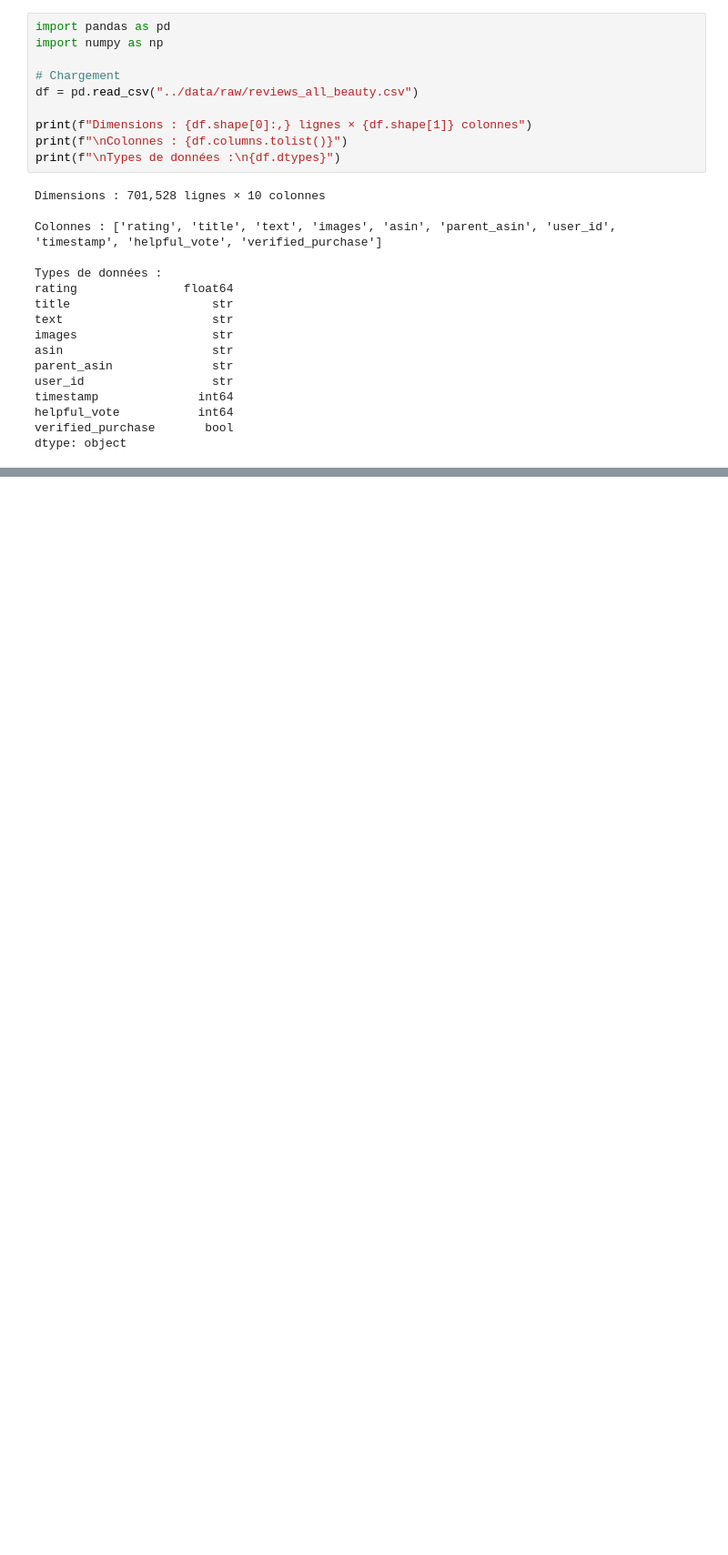
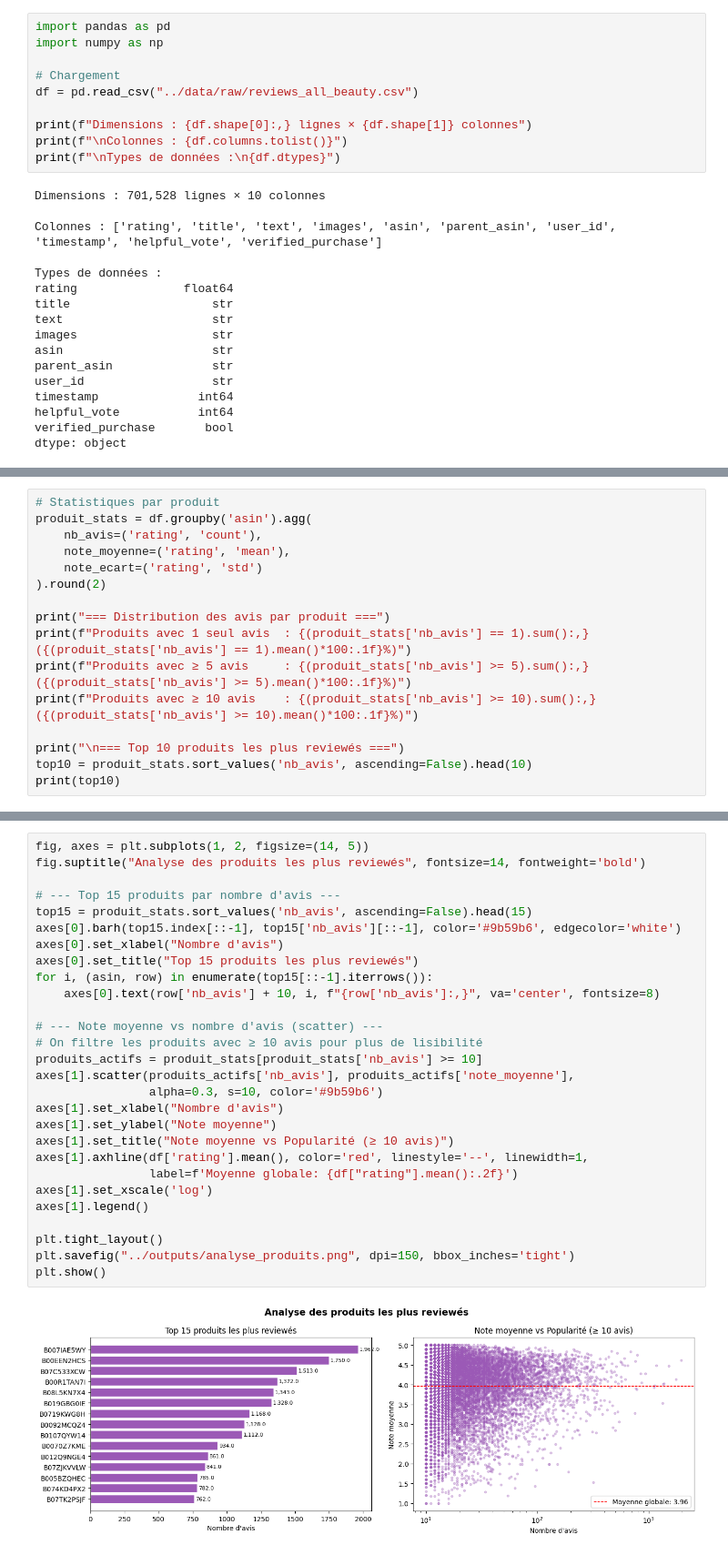
Before and after one commit to space9cowboy/Projet_5_Reco, a Jupyter notebook: notebooks/Exploration_All_Beauty.ipynb, the cells around one changed output, grey strips where cells are left out. Shown at 91% size. Saved outputs shown, nothing was run; the diff lists cells and outputs as text; blank space fills up the shorter version.

```diff
--- a/notebooks/Exploration_All_Beauty.ipynb
+++ b/notebooks/Exploration_All_Beauty.ipynb
@@ -27,0 +229,16 @@ dtype: object
+# %%
+# Statistiques par produit
+produit_stats = df.groupby('asin').agg(
+    nb_avis=('rating', 'count'),
+    note_moyenne=('rating', 'mean'),
+    note_ecart=('rating', 'std')
+).round(2)
+
+print("=== Distribution des avis par produit ===")
+print(f"Produits avec 1 seul avis  : {(produit_stats['nb_avis'] == 1).sum():,} ({(produit_stats['nb_avis'] == 1).mean()*100:.1f}%)")
+print(f"Produits avec ≥ 5 avis     : {(produit_stats['nb_avis'] >= 5).sum():,} ({(produit_stats['nb_avis'] >= 5).mean()*100:.1f}%)")
+print(f"Produits avec ≥ 10 avis    : {(produit_stats['nb_avis'] >= 10).sum():,} ({(produit_stats['nb_avis'] >= 10).mean()*100:.1f}%)")
+
+print("\n=== Top 10 produits les plus reviewés ===")
+top10 = produit_stats.sort_values('nb_avis', ascending=False).head(10)
+print(top10)
@@ -27,0 +264,30 @@ dtype: object
+# %%
+fig, axes = plt.subplots(1, 2, figsize=(14, 5))
+fig.suptitle("Analyse des produits les plus reviewés", fontsize=14, fontweight='bold')
+
+# --- Top 15 produits par nombre d'avis ---
+top15 = produit_stats.sort_values('nb_avis', ascending=False).head(15)
+axes[0].barh(top15.index[::-1], top15['nb_avis'][::-1], color='#9b59b6', edgecolor='white')
+axes[0].set_xlabel("Nombre d'avis")
+axes[0].set_title("Top 15 produits les plus reviewés")
+for i, (asin, row) in enumerate(top15[::-1].iterrows()):
+    axes[0].text(row['nb_avis'] + 10, i, f"{row['nb_avis']:,}", va='center', fontsize=8)
+
+# --- Note moyenne vs nombre d'avis (scatter) ---
+# On filtre les produits avec ≥ 10 avis pour plus de lisibilité
+produits_actifs = produit_stats[produit_stats['nb_avis'] >= 10]
+axes[1].scatter(produits_actifs['nb_avis'], produits_actifs['note_moyenne'],
+                alpha=0.3, s=10, color='#9b59b6')
+axes[1].set_xlabel("Nombre d'avis")
+axes[1].set_ylabel("Note moyenne")
+axes[1].set_title("Note moyenne vs Popularité (≥ 10 avis)")
+axes[1].axhline(df['rating'].mean(), color='red', linestyle='--', linewidth=1,
+                label=f'Moyenne globale: {df["rating"].mean():.2f}')
+axes[1].set_xscale('log')
+axes[1].legend()
+
+plt.tight_layout()
+plt.savefig("../outputs/analyse_produits.png", dpi=150, bbox_inches='tight')
+plt.show()
+# %% [output]
+[figure, added]
```
Also changed, not shown: parts of 19 cells of this notebook.
